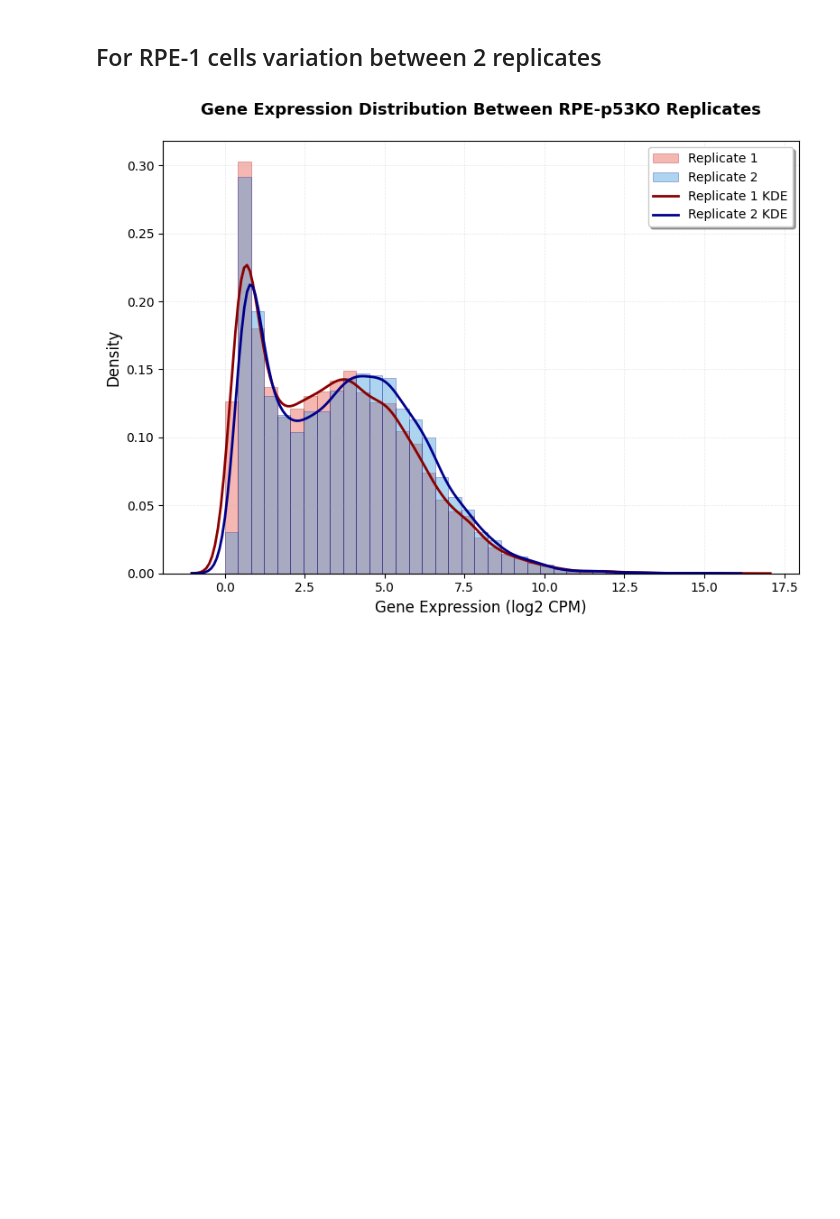
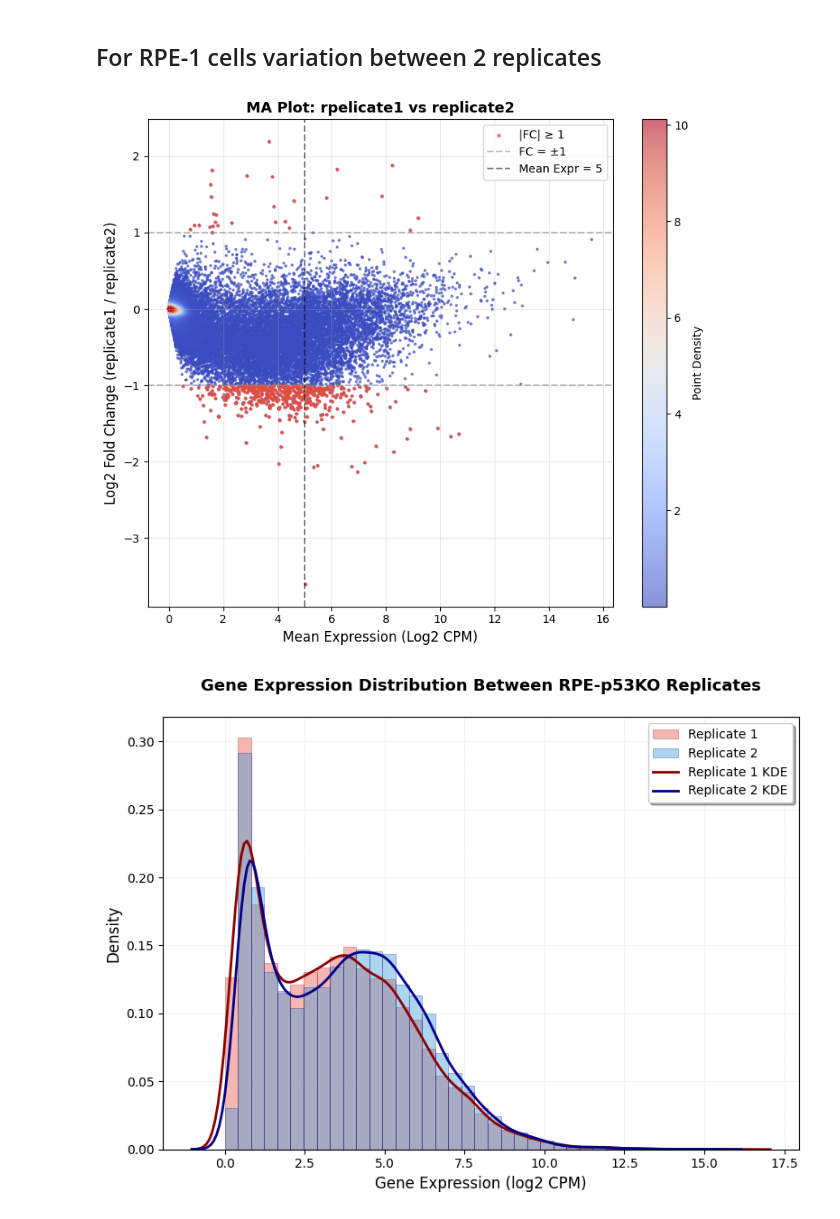
Before and after one commit to NicoNiCoN11/SeqAna_Pipe, a Jupyter notebook: variation_between_replicates.ipynb, the cells around one changed output. Cells and saved outputs as stored; diff of their text form; code cells hidden in the pictures; blank space fills up the shorter version.

```diff
--- a/variation_between_replicates.ipynb
+++ b/variation_between_replicates.ipynb
@@ -89,3 +89,8 @@ rep2_expr = log_cpm[replicate_2[0]]  # Get the single column as a Series
 # calculate mean expression and fold change
 fold_change = rep1_expr - rep2_expr
 mean_expr = (rep1_expr + rep2_expr) / 2
+# %%
+from scipy.stats import gaussian_kde
+# calculate the point density
+xy = np.vstack([mean_expr, fold_change])
+z = gaussian_kde(xy)(xy)
@@ -92,3 +106,31 @@ mean_expr = (rep1_expr + rep2_expr) / 2
+# %%
+fig, ax1 = plt.subplots(1, 1, figsize=(8, 7))
+
+
+idx = z.argsort()
+x, y, z_sorted = mean_expr.iloc[idx], fold_change.iloc[idx], z[idx]
+
+scatter = ax1.scatter(x, y, c=z_sorted, s=3, cmap='coolwarm', alpha=0.6)
+# highlight the significant points
+significant = fold_change.abs() >= 1
+ax1.scatter(mean_expr[significant], fold_change[significant],
+            color='#E74C3C', s=5, alpha=0.7, label='|FC| ≥ 1')
+plt.colorbar(scatter, ax=ax1, label='Point Density')
+
+ax1.axhline(1, color='gray', linestyle='--', linewidth=1.5, alpha=0.5, label='FC = ±1')
+ax1.axhline(-1, color='gray', linestyle='--', linewidth=1.5, alpha=0.5)
+# show the threshold lines x >= 5 , y >= 1
+ax1.axvline(5, color='black', linestyle='--', linewidth=1.5, alpha=0.5, label='Mean Expr = 5')
+ax1.set_xlabel('Mean Expression (Log2 CPM)', fontsize=12)
+ax1.set_ylabel('Log2 Fold Change (replicate1 / replicate2)', fontsize=12)
+ax1.set_title('MA Plot: rpelicate1 vs replicate2', fontsize=13, fontweight='bold')
+ax1.legend()
+ax1.grid(True, alpha=0.3)
+
+plt.tight_layout()
+plt.show()
+# %% [output]
+[figure, added]
 # %%
 # Advanced histogram with KDE overlay
 fig, ax = plt.subplots(figsize=(8, 6))
```
Also changed, not shown: parts of 1 cell of this notebook, 12 other files.
